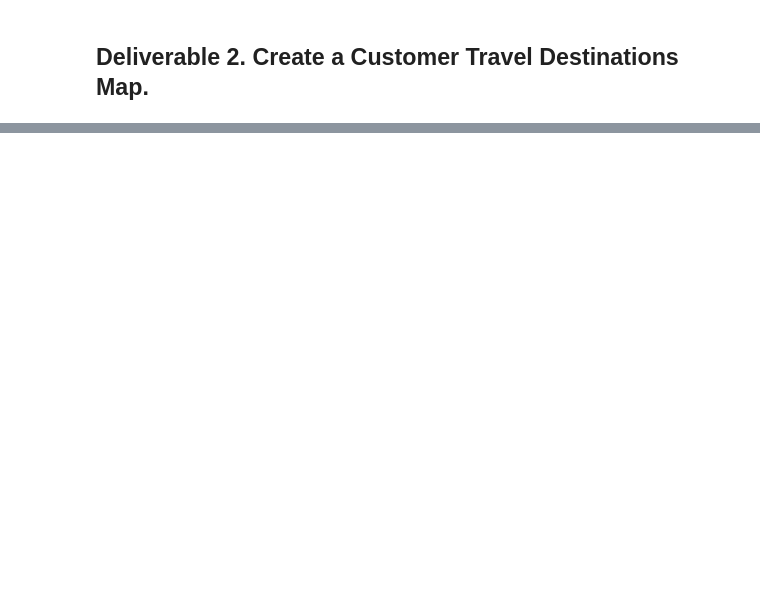
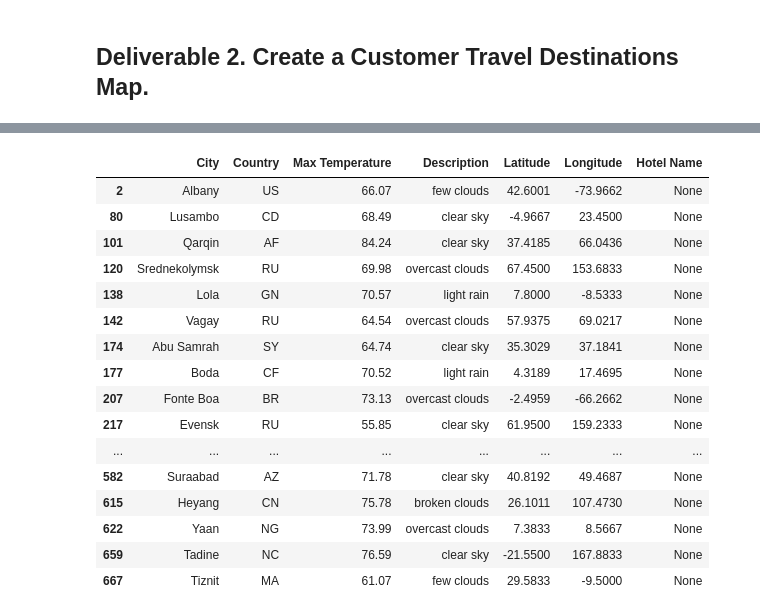
Before and after one commit to gh-mrmoore/DataAnalytics, a Jupyter notebook: Challenges/Challenge06/Vacation_Search/Vacation_Search.ipynb, the cells around one changed output, grey strips where cells are left out. Cells and saved outputs as stored; diff of their text form; code cells hidden in the pictures; blank space fills up the shorter version.

```diff
--- a/Challenges/Challenge06/Vacation_Search/Vacation_Search.ipynb
+++ b/Challenges/Challenge06/Vacation_Search/Vacation_Search.ipynb
@@ -54,3 +60,5 @@ user_pref_cities_df[series]
 | 602 | 602 | Khorixas | NaN | -20.3667 | 14.9667 | 60.96 | 29 | 16 | 8.99 | ... |
 # %%
 # 4b. Drop any empty rows and create a new DataFrame that doesn’t have empty rows.
+pref_cities_clean_df = user_pref_cities_df.dropna()
+pref_cities_clean_df.count()
@@ -57,6 +78,6 @@ user_pref_cities_df[series]
 # %%
 # 5a. Create DataFrame called hotel_df to store hotel names along with city, country, max temp, and coordinates.
-hotel_df = clean_df[["City", "Country", "Max Temp", "Current Description", "Lat", "Lng"]].copy()
+hotel_df = pref_cities_clean_df[["City", "Country", "Max Temperature", "Description", "Latitude", "Longitude"]].copy()
 
 # 5b. Create a new column "Hotel Name"
 hotel_df["Hotel Name"] = ""
@@ -66,18 +113,26 @@ hotel_df.head(10)
 params = {
     "radius": 5000,
     "type": "lodging",
-    "key": g_key
+    "key": google_map_api_key
 }
 
 # 6b. Iterate through the hotel DataFrame.
-
+for index, row in hotel_df.iterrows():
     # 6c. Get latitude and longitude from DataFrame
-
-
+    latitude = row["Latitude"]
+    longitude = row["Longitude"]
+    params["location"] = f"{latitude},{longitude}"
     # 6d. Set up the base URL for the Google Directions API to get JSON data.
-
+    # Directions API or Places API? Seems like Places would be the better choice...
+    # Going with Places API and NEARBY search for now...
+    places_url = "https://maps.googleapis.com/maps/api/place/nearbysearch/json"
 
     # 6e. Make request and retrieve the JSON data from the search.
-
-
+    hotel_data = requests.get(places_url, params=params).json()
     # 6f. Get the first hotel from the results and store the name, if a hotel isn't found skip the city.
+    try:
+        hotel_df.loc[index, "Hotel Name"] = hotel_data["results"][0]["name"]
+    except (IndexError):
+        hotel_df.loc[index, "Hotel Name"] = None
+        print(f"No hotels found for index: {index}, skipping.")
+hotel_df.head(10)
@@ -84,2 +180,24 @@ params = {
+# %%
+# filter to examine potential null values
+hotel_series = pd.isnull(hotel_df["Hotel Name"])
+hotel_df[hotel_series]
+# %% [output]
+|  | City | Country | Max Temperature | Description | Latitude | Longitude | Hotel Name |
+| 2 | Albany | US | 66.07 | few clouds | 42.6001 | -73.9662 | None |
+| 80 | Lusambo | CD | 68.49 | clear sky | -4.9667 | 23.4500 | None |
+| 101 | Qarqin | AF | 84.24 | clear sky | 37.4185 | 66.0436 | None |
+| 120 | Srednekolymsk | RU | 69.98 | overcast clouds | 67.4500 | 153.6833 | None |
+| 138 | Lola | GN | 70.57 | light rain | 7.8000 | -8.5333 | None |
+| 142 | Vagay | RU | 64.54 | overcast clouds | 57.9375 | 69.0217 | None |
+| 174 | Abu Samrah | SY | 64.74 | clear sky | 35.3029 | 37.1841 | None |
+| 177 | Boda | CF | 70.52 | light rain | 4.3189 | 17.4695 | None |
+| 207 | Fonte Boa | BR | 73.13 | overcast clouds | -2.4959 | -66.2662 | None |
+| 217 | Evensk | RU | 55.85 | clear sky | 61.9500 | 159.2333 | None |
+| ... | ... | ... | ... | ... | ... | ... | ... |
+| 582 | Suraabad | AZ | 71.78 | clear sky | 40.8192 | 49.4687 | None |
+| 615 | Heyang | CN | 75.78 | broken clouds | 26.1011 | 107.4730 | None |
+| 622 | Yaan | NG | 73.99 | overcast clouds | 7.3833 | 8.5667 | None |
+| 659 | Tadine | NC | 76.59 | clear sky | -21.5500 | 167.8833 | None |
+| 667 | Tiznit | MA | 61.07 | few clouds | 29.5833 | -9.5000 | None |
 # %%
 # 7. Drop the rows where there is no Hotel Name.
```
Also changed, not shown: parts of 12 cells of this notebook, 2 other files.
